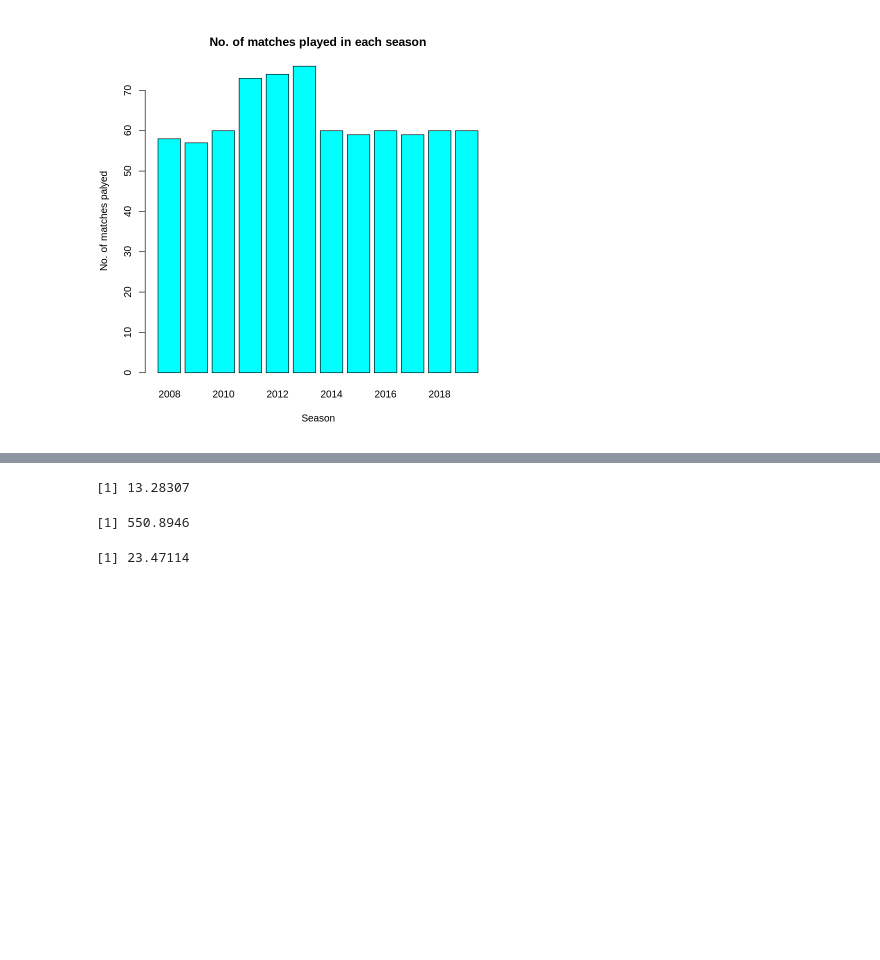
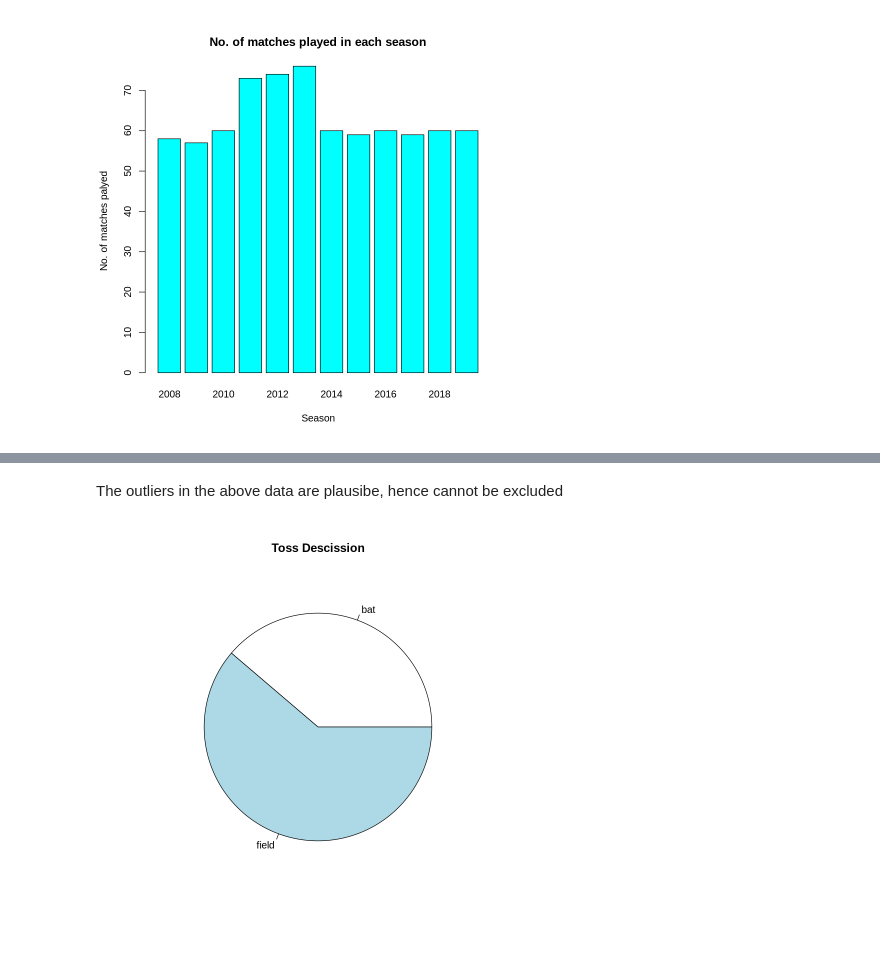
Before and after one commit to Abhishek4848/IPL-Match-Analysis, a Jupyter notebook: IPL_Analysis.ipynb, the cells around one changed output, grey strips where cells are left out. Saved outputs shown, nothing was run; the diff lists cells and outputs as text; code cells hidden in the pictures; blank space fills up the shorter version.

```diff
--- a/IPL_Analysis.ipynb
+++ b/IPL_Analysis.ipynb
@@ -135,8 +126,6 @@ boxplot(df$win_by_runs, horizontal=T, varwidth=TRUE, notch=FALSE,outline=TRUE, b
-# %%
-mean(df$win_by_runs)
-var(df$win_by_runs)
-sd()
-# %% [output]
-[1] 13.28307
-[1] 550.8946
-[1] 23.47114
+# %% [markdown]
+The outliers in the above data are plausibe, hence cannot be excluded
+# %%
+pie(table(df$toss_decision), main="Toss Descission")
+# %% [output]
+[figure, added]
```
Also changed, not shown: parts of 6 cells of this notebook.
